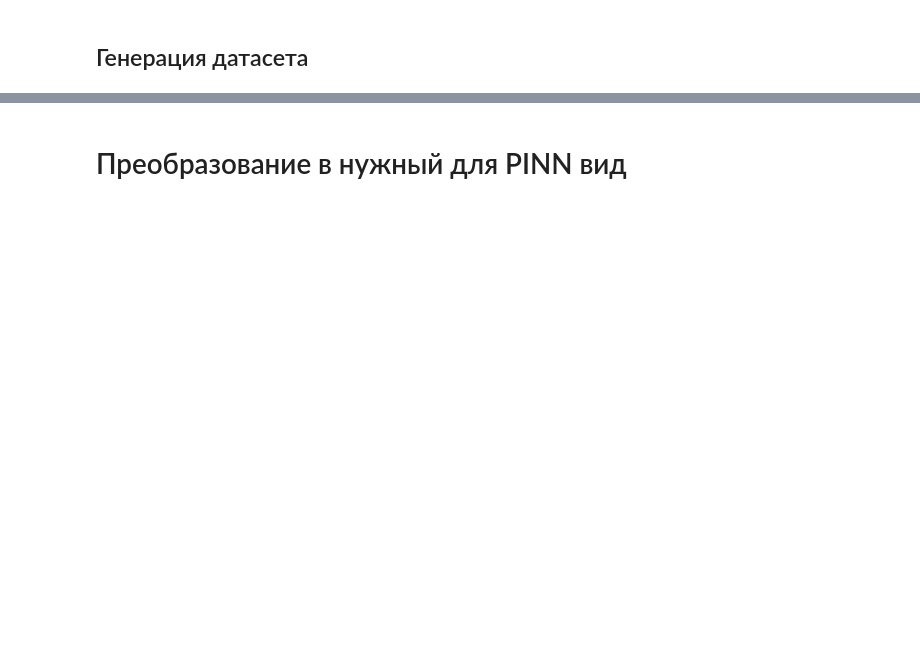
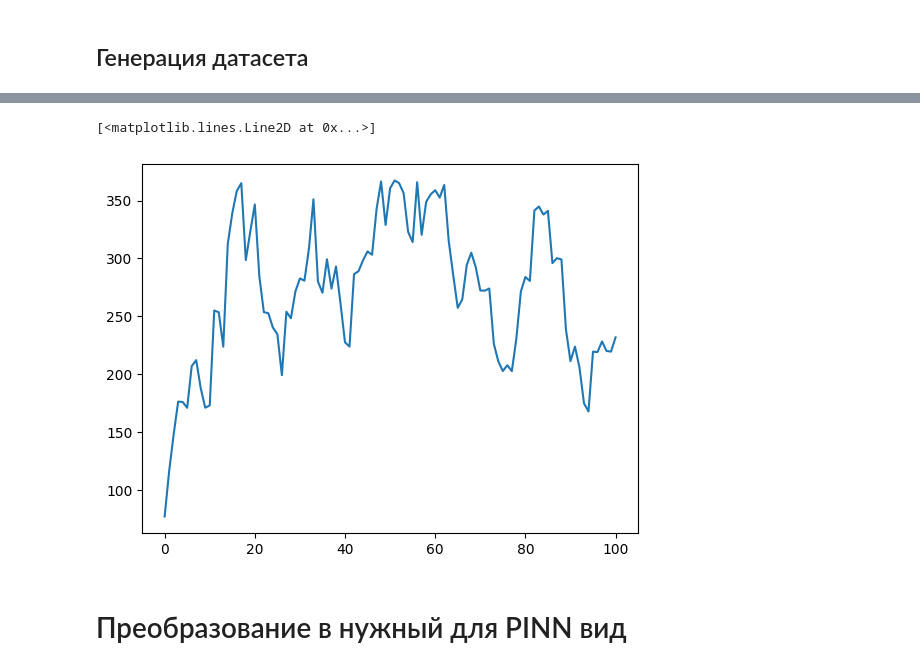
Before and after one commit to kzmna/PINN, a Jupyter notebook: src/training.ipynb, the cells around one changed output, grey strips where cells are left out. Drawn from its saved outputs; the diff is of its cells as text; code cells hidden in the pictures; blank space fills up the shorter version.

```diff
--- a/src/training.ipynb
+++ b/src/training.ipynb
@@ -117,38 +134,55 @@ data = {
     "z_bc1_train": [],
     "S_bc1_train": [],
     "v_bc1_train": [],
+
     "t_bc2_train": [],
     "z_bc2_train": [],
     "S_bc2_train": [],
     "v_bc2_train": [],
+
     "z_pde_train": [],
     "t_pde_train": [],
     "v_pde_train": [],
+
+    't_ic_train': [],
+    'z_ic_train': [],
+    'v_ic_train': [],
+    'S_ic_train': [],
 
     "t_bc1_test": [],
     "z_bc1_test": [],
     "S_bc1_test": [],
     "v_bc1_test": [],
+
     "t_bc2_test": [],
     "z_bc2_test": [],
     "S_bc2_test": [],
     "v_bc2_test": [],
+
     "z_pde_test": [],
     "t_pde_test": [],
     "v_pde_test": [],
+
+    't_ic_test': [],
+    'z_ic_test': [],
+    'v_ic_test': [],
+    'S_ic_test': [],
 }
 
-s_in = 40 #m2/kg
-z_max = 4.5
+s_in = 0.5 #m2/kg боксит на входе в мельницу
+z_max = 4.5 / 4.5
 n_pde = 30
+s_0 = 10 #m2/kg боксит вов ремя начала работы мельницы
+t_max = (df['average_time'][len(df)-1] - df['average_time'][0]).total_seconds()
 
 # --- Генерация тренировочных данных ---
 for i, row in df[:101].iterrows():
     if not pd.isna(row["Q_bauxite_[t/h]"]):
         t = row['average_time'] - df['average_time'][0] #
-        t = t.total_seconds() # seconds
+        t = t.total_seconds() / t_max # seconds
         v = row['V_[m/s]'] # / 0.012681
-        s = row['S_[m2/kg]'] # / 728.239346
+        # s = row['S_[m2/kg]'] # / 728.239346
+        s = row['mean_S_[m2/kg]']
 
         # -- Начало мельницы ---
         data['t_bc1_train'].append(t)
@@ -162,6 +196,12 @@ for i, row in df[:101].iterrows():
         data['v_bc2_train'].append(v)
         data['S_bc2_train'].append(s)
 
+        # -- Initinal condition
+        data['t_ic_train'].append(0)
+        data['z_ic_train'].append(z_max)
+        data['v_ic_train'].append(v)
+        data['S_ic_train'].append(s_0)
+
         # Коллакоционные точки
         for _ in range(n_pde):
             random.seed(42)
@@ -173,9 +213,10 @@ for i, row in df[:101].iterrows():
 for i, row in df[101:].iterrows():
     if not pd.isna(row["Q_bauxite_[t/h]"]):
         t = row['average_time'] - df['average_time'][0]
-        t = t.total_seconds() # seconds
+        t = t.total_seconds() / t_max # seconds
         v = row['V_[m/s]'] # / 0.012681
-        s = row['S_[m2/kg]'] # / 728.239346
+        # s = row['S_[m2/kg]'] # / 728.239346
+        s = row['mean_S_[m2/kg]']
 
         # -- Начало мельницы ---
         data['t_bc1_test'].append(t)
@@ -189,6 +230,12 @@ for i, row in df[101:].iterrows():
         data['v_bc2_test'].append(v)
         data['S_bc2_test'].append(s)
 
+        # -- initinal --
+        data['t_ic_test'].append(0)
+        data['z_ic_test'].append(z_max)
+        data['v_ic_test'].append(v)
+        data['S_ic_test'].append(s_0)
+
         # Коллакоционные точки
         for _ in range(n_pde):
             random.seed(42)
@@ -206,3 +245,8 @@ len(data['t_bc2_train'])
+# %%
+plt.plot(data['S_bc2_train'])
+# %% [output]
+[<matplotlib.lines.Line2D at 0x...>]
+[figure, added]
 # %% [markdown]
 # Преобразование в нужный для PINN вид
 # %%
```
Also changed, not shown: parts of 24 cells of this notebook, 4 other files.
